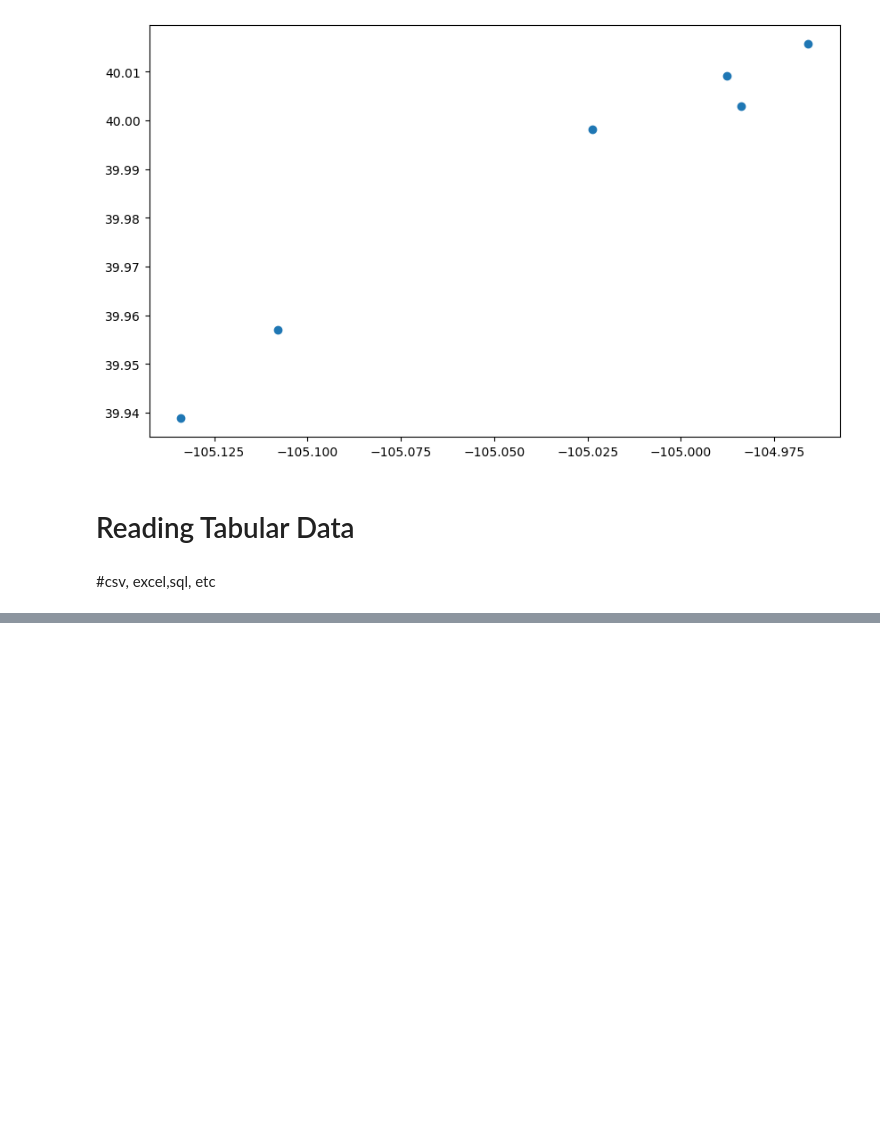
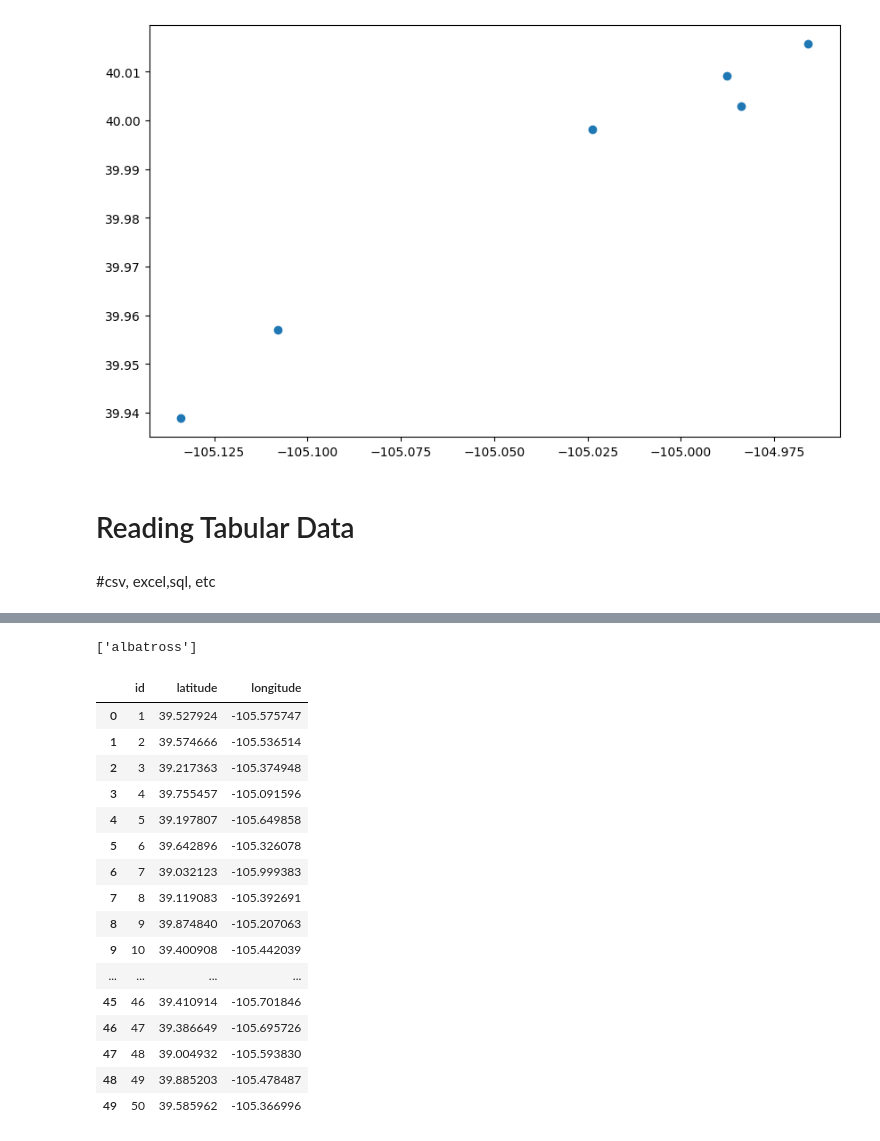
Before and after one commit to Ochwada/GeoAI-2023, a Jupyter notebook: Geospatial_DS_with_Python_GeoPandas/2_Advance_Tech_for_readingData.ipynb, the cells around one changed output, grey strips where cells are left out. Cells and saved outputs as stored; diff of their text form; code cells hidden in the pictures; blank space fills up the shorter version.

```diff
--- a/Geospatial_DS_with_Python_GeoPandas/2_Advance_Tech_for_readingData.ipynb
+++ b/Geospatial_DS_with_Python_GeoPandas/2_Advance_Tech_for_readingData.ipynb
@@ -65,0 +154,30 @@ broomfield_nests.plot(figsize=(10,10))
+# %%
+excel_file = pd.ExcelFile("geopandas/data/wildlife_sightings.xls")
+
+# Get the names of all sheets in the Excel file
+sheet_names = excel_file.sheet_names
+
+print(sheet_names)
+# %% [output]
+['albatross']
+# %%
+albatross_spatial = pd.read_excel("geopandas/data/wildlife_sightings.xls", sheet_name = "albatross")
+albatross_spatial
+# %% [output]
+|  | id | latitude | longitude |
+| 0 | 1 | 39.527924 | -105.575747 |
+| 1 | 2 | 39.574666 | -105.536514 |
+| 2 | 3 | 39.217363 | -105.374948 |
+| 3 | 4 | 39.755457 | -105.091596 |
+| 4 | 5 | 39.197807 | -105.649858 |
+| 5 | 6 | 39.642896 | -105.326078 |
+| 6 | 7 | 39.032123 | -105.999383 |
+| 7 | 8 | 39.119083 | -105.392691 |
+| 8 | 9 | 39.874840 | -105.207063 |
+| 9 | 10 | 39.400908 | -105.442039 |
+| ... | ... | ... | ... |
+| 45 | 46 | 39.410914 | -105.701846 |
+| 46 | 47 | 39.386649 | -105.695726 |
+| 47 | 48 | 39.004932 | -105.593830 |
+| 48 | 49 | 39.885203 | -105.478487 |
+| 49 | 50 | 39.585962 | -105.366996 |
```
Also changed, not shown: parts of 10 cells of this notebook, 12 other files.
